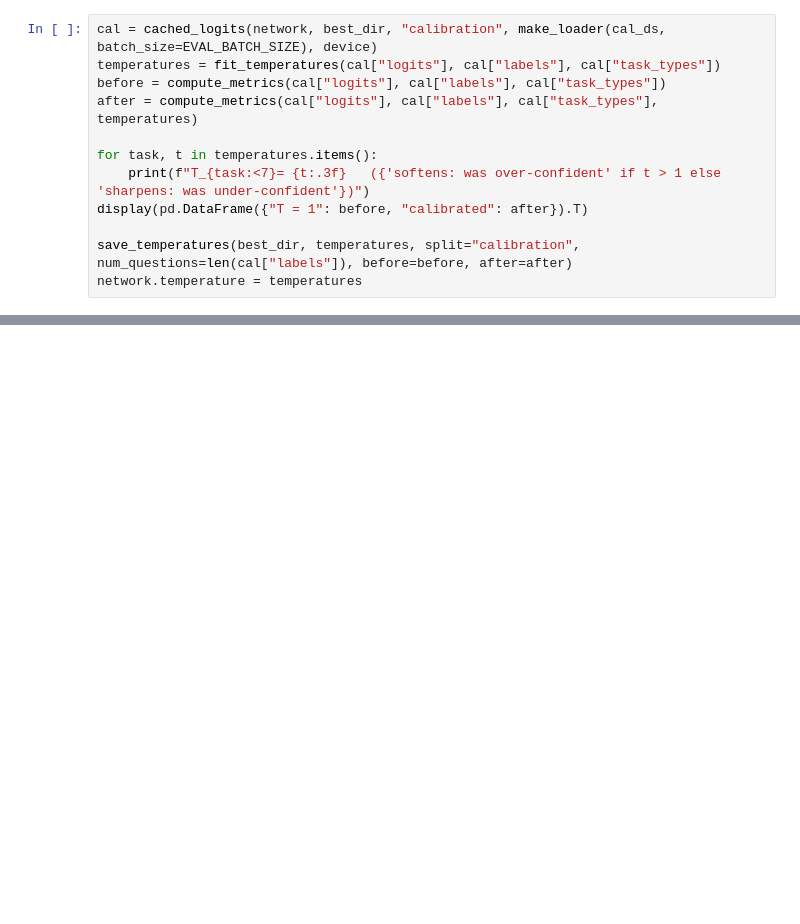
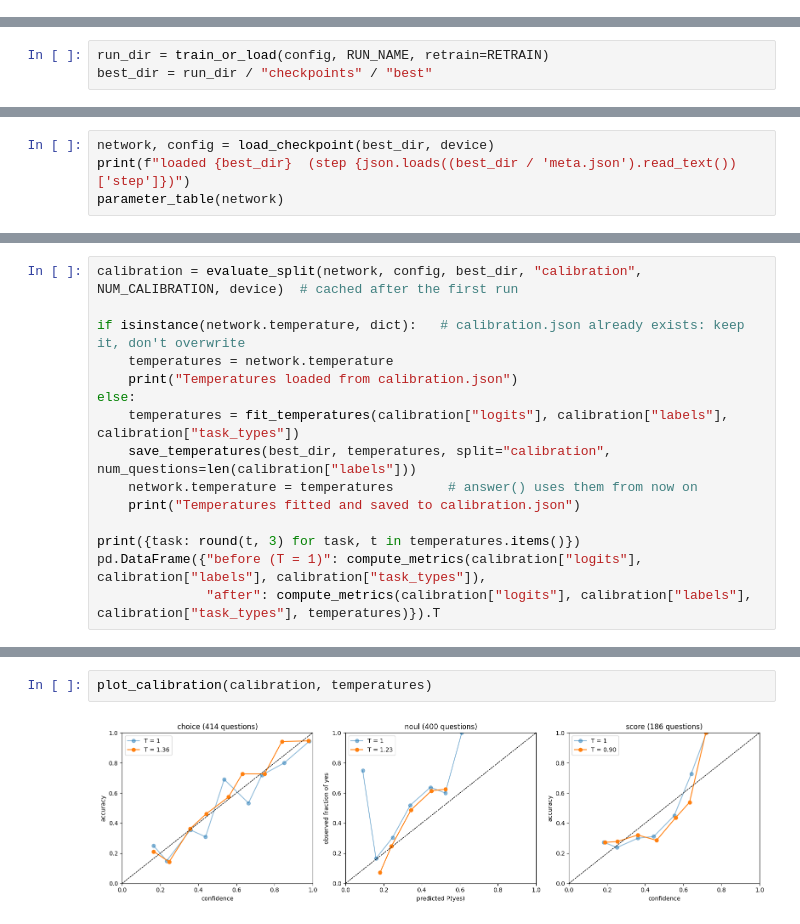
Before and after one commit to Alichnikof/nbev, a Jupyter notebook: deberta_full_walkthrough.ipynb, the cells around one changed output, grey strips where cells are left out. Drawn from its saved outputs; the diff is of its cells as text; blank space fills up the shorter version.

```diff
--- a/deberta_full_walkthrough.ipynb
+++ b/deberta_full_walkthrough.ipynb
@@ -398,12 +0,0 @@ ECE uses 10 bins and is noisy on a few hundred questions, so read it next to NLL
-# %%
-cal = cached_logits(network, best_dir, "calibration", make_loader(cal_ds, batch_size=EVAL_BATCH_SIZE), device)
-temperatures = fit_temperatures(cal["logits"], cal["labels"], cal["task_types"])
-before = compute_metrics(cal["logits"], cal["labels"], cal["task_types"])
-after = compute_metrics(cal["logits"], cal["labels"], cal["task_types"], temperatures)
-
-for task, t in temperatures.items():
-    print(f"T_{task:<7}= {t:.3f}   ({'softens: was over-confident' if t > 1 else 'sharpens: was under-confident'})")
-display(pd.DataFrame({"T = 1": before, "calibrated": after}).T)
-
-save_temperatures(best_dir, temperatures, split="calibration", num_questions=len(cal["labels"]), before=before, after=after)
-network.temperature = temperatures
@@ -517,0 +200,3 @@ ask(my_state, "What is the most appropriate next step?", "choice", {
+# %%
+run_dir = train_or_load(config, RUN_NAME, retrain=RETRAIN)
+best_dir = run_dir / "checkpoints" / "best"
@@ -517,0 +253,4 @@ ask(my_state, "What is the most appropriate next step?", "choice", {
+# %%
+network, config = load_checkpoint(best_dir, device)
+print(f"loaded {best_dir}  (step {json.loads((best_dir / 'meta.json').read_text())['step']})")
+parameter_table(network)
@@ -517,0 +331,15 @@ ask(my_state, "What is the most appropriate next step?", "choice", {
+# %%
+calibration = evaluate_split(network, config, best_dir, "calibration", NUM_CALIBRATION, device)  # cached after the first run
+
+if isinstance(network.temperature, dict):   # calibration.json already exists: keep it, don't overwrite
+    temperatures = network.temperature
+    print("Temperatures loaded from calibration.json")
+else:
+    temperatures = fit_temperatures(calibration["logits"], calibration["labels"], calibration["task_types"])
+    save_temperatures(best_dir, temperatures, split="calibration", num_questions=len(calibration["labels"]))
+    network.temperature = temperatures       # answer() uses them from now on
+    print("Temperatures fitted and saved to calibration.json")
+
+print({task: round(t, 3) for task, t in temperatures.items()})
+pd.DataFrame({"before (T = 1)": compute_metrics(calibration["logits"], calibration["labels"], calibration["task_types"]),
+              "after": compute_metrics(calibration["logits"], calibration["labels"], calibration["task_types"], temperatures)}).T
@@ -517,0 +354,4 @@ ask(my_state, "What is the most appropriate next step?", "choice", {
+# %%
+plot_calibration(calibration, temperatures)
+# %% [output]
+[figure, added]
```
Also changed, not shown: parts of 66 cells of this notebook, 19 other files.
